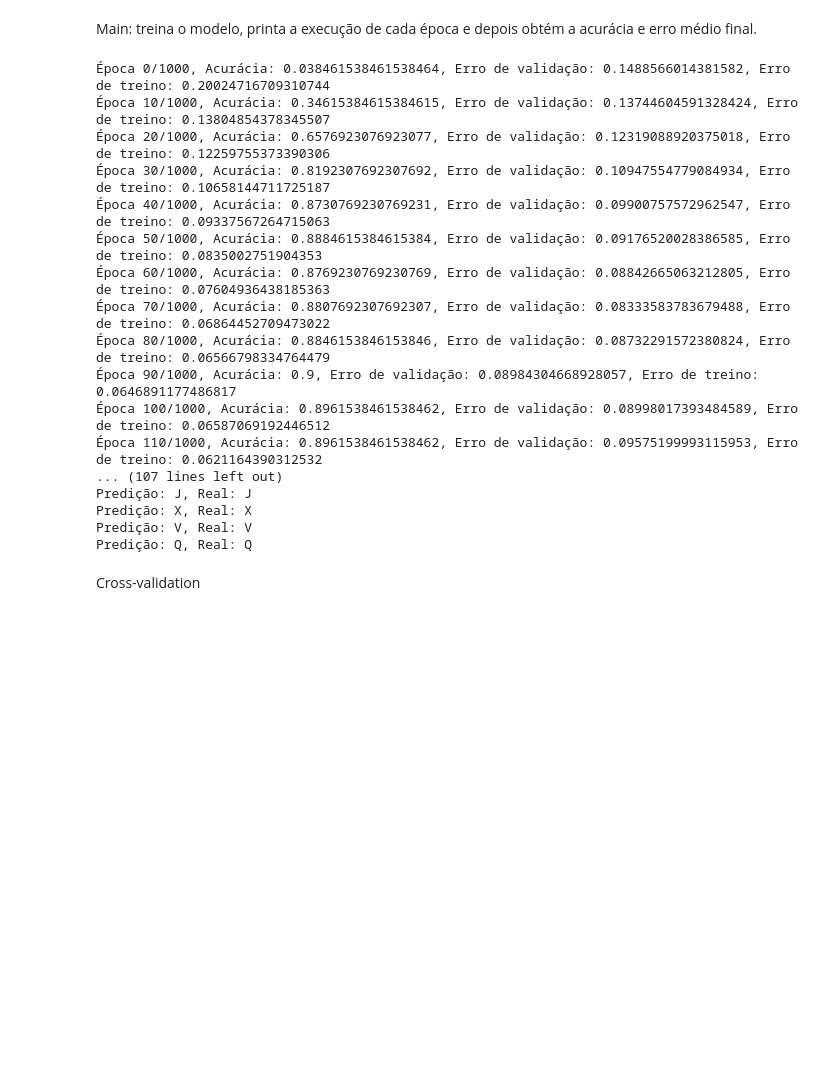
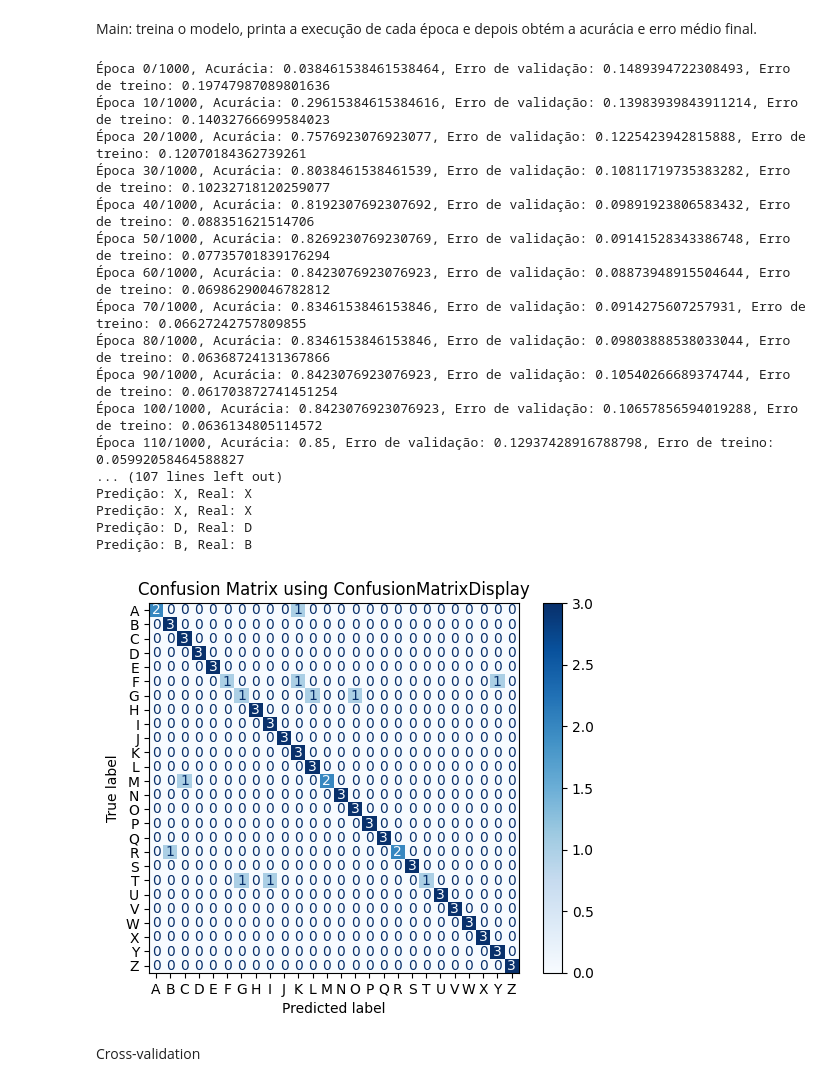
Before and after one commit to claradasneves/ep-ia, a Jupyter notebook: ep_ia_backup.ipynb, the cells around one changed output. Saved outputs shown, nothing was run; the diff lists cells and outputs as text; code cells hidden in the pictures; blank space fills up the shorter version.

Commit message:
Adição Matriz de Confusão

```diff
--- a/ep_ia_backup.ipynb
+++ b/ep_ia_backup.ipynb
@@ -413,7 +454,7 @@ class MultilayerPerceptron:
         neural_network = NeuralNetwork(learning_rate=0.01)
         self.neural_network = neural_network
 
-    def train(self, entrada, classes, earlystop=False):
+    def train(self, entrada, classes, earlystop=True):
         """
         Treina a rede neural usando o conjunto de dados de treinamento.
 
@@ -612,54 +655,58 @@ def main():
     y_test = y_test.astype(float)
 
     # Parâmetros para o treinamento
-    min_output_error = 0.01
+    min_output_error = 0.088
     max_epochs_num = 1000
     early_stop_param = 5
     learning_rate = 0.1
 
     # Inicializa o Multilayer Perceptron com os parâmetros de treinamento
     mlp = MultilayerPerceptron(min_output_error, max_epochs_num, early_stop_param, learning_rate)
 
     # Treina a rede neural
     mlp.train(x_train, y_train)
 
     print("Treinamento concluído.")
 
     acuracia, erro = mlp.get_accuracy(x_test, y_test)
     print(f"Acurácia do modelo: {acuracia}")
     print(f"Erro médio do modelo: {erro}")
 
     # Testa a rede neural
     predictions = mlp.predict(x_test)
 
+    num_testes = 0
     # Exibe algumas predições para verificação
     for i in range(20):
         num_testes += 1
 
         predicao = vetor_para_letra(predictions[i])
         correto = vetor_para_letra(y_test[i])
 
         print(f"Predição: {predicao}, Real: {correto}")
 
+    plotar_matriz_de_confusao(predictions, y_test)
+
 main()
 # %% [output]
-Época 0/1000, Acurácia: 0.038461538461538464, Erro de validação: 0.1488566014381582, Erro de treino: 0.20024716709310744
-Época 10/1000, Acurácia: 0.34615384615384615, Erro de validação: 0.13744604591328424, Erro de treino: 0.13804854378345507
-Época 20/1000, Acurácia: 0.6576923076923077, Erro de validação: 0.12319088920375018, Erro de treino: 0.12259755373390306
-Época 30/1000, Acurácia: 0.8192307692307692, Erro de validação: 0.10947554779084934, Erro de treino: 0.10658144711725187
-Época 40/1000, Acurácia: 0.8730769230769231, Erro de validação: 0.09900757572962547, Erro de treino: 0.09337567264715063
-Época 50/1000, Acurácia: 0.8884615384615384, Erro de validação: 0.09176520028386585, Erro de treino: 0.0835002751904353
-Época 60/1000, Acurácia: 0.8769230769230769, Erro de validação: 0.08842665063212805, Erro de treino: 0.07604936438185363
-Época 70/1000, Acurácia: 0.8807692307692307, Erro de validação: 0.08333583783679488, Erro de treino: 0.06864452709473022
-Época 80/1000, Acurácia: 0.8846153846153846, Erro de validação: 0.08732291572380824, Erro de treino: 0.06566798334764479
-Época 90/1000, Acurácia: 0.9, Erro de validação: 0.08984304668928057, Erro de treino: 0.0646891177486817
-Época 100/1000, Acurácia: 0.8961538461538462, Erro de validação: 0.08998017393484589, Erro de treino: 0.06587069192446512
-Época 110/1000, Acurácia: 0.8961538461538462, Erro de validação: 0.09575199993115953, Erro de treino: 0.0621164390312532
+Época 0/1000, Acurácia: 0.038461538461538464, Erro de validação: 0.1489394722308493, Erro de treino: 0.19747987089801636
+Época 10/1000, Acurácia: 0.29615384615384616, Erro de validação: 0.13983939843911214, Erro de treino: 0.14032766699584023
+Época 20/1000, Acurácia: 0.7576923076923077, Erro de validação: 0.1225423942815888, Erro de treino: 0.12070184362739261
+Época 30/1000, Acurácia: 0.8038461538461539, Erro de validação: 0.10811719735383282, Erro de treino: 0.10232718120259077
+Época 40/1000, Acurácia: 0.8192307692307692, Erro de validação: 0.09891923806583432, Erro de treino: 0.088351621514706
+Época 50/1000, Acurácia: 0.8269230769230769, Erro de validação: 0.09141528343386748, Erro de treino: 0.07735701839176294
+Época 60/1000, Acurácia: 0.8423076923076923, Erro de validação: 0.08873948915504644, Erro de treino: 0.06986290046782812
+Época 70/1000, Acurácia: 0.8346153846153846, Erro de validação: 0.0914275607257931, Erro de treino: 0.06627242757809855
+Época 80/1000, Acurácia: 0.8346153846153846, Erro de validação: 0.09803888538033044, Erro de treino: 0.06368724131367866
+Época 90/1000, Acurácia: 0.8423076923076923, Erro de validação: 0.10540266689374744, Erro de treino: 0.061703872741451254
+Época 100/1000, Acurácia: 0.8423076923076923, Erro de validação: 0.10657856594019288, Erro de treino: 0.0636134805114572
+Época 110/1000, Acurácia: 0.85, Erro de validação: 0.12937428916788798, Erro de treino: 0.05992058464588827
 ... (107 lines left out)
-Predição: J, Real: J
 Predição: X, Real: X
-Predição: V, Real: V
-Predição: Q, Real: Q
+Predição: X, Real: X
+Predição: D, Real: D
+Predição: B, Real: B
+[figure, added]
 # %% [markdown]
 Cross-validation
 # %%
```
Also changed, not shown: parts of 3 cells of this notebook, 1 other file.
